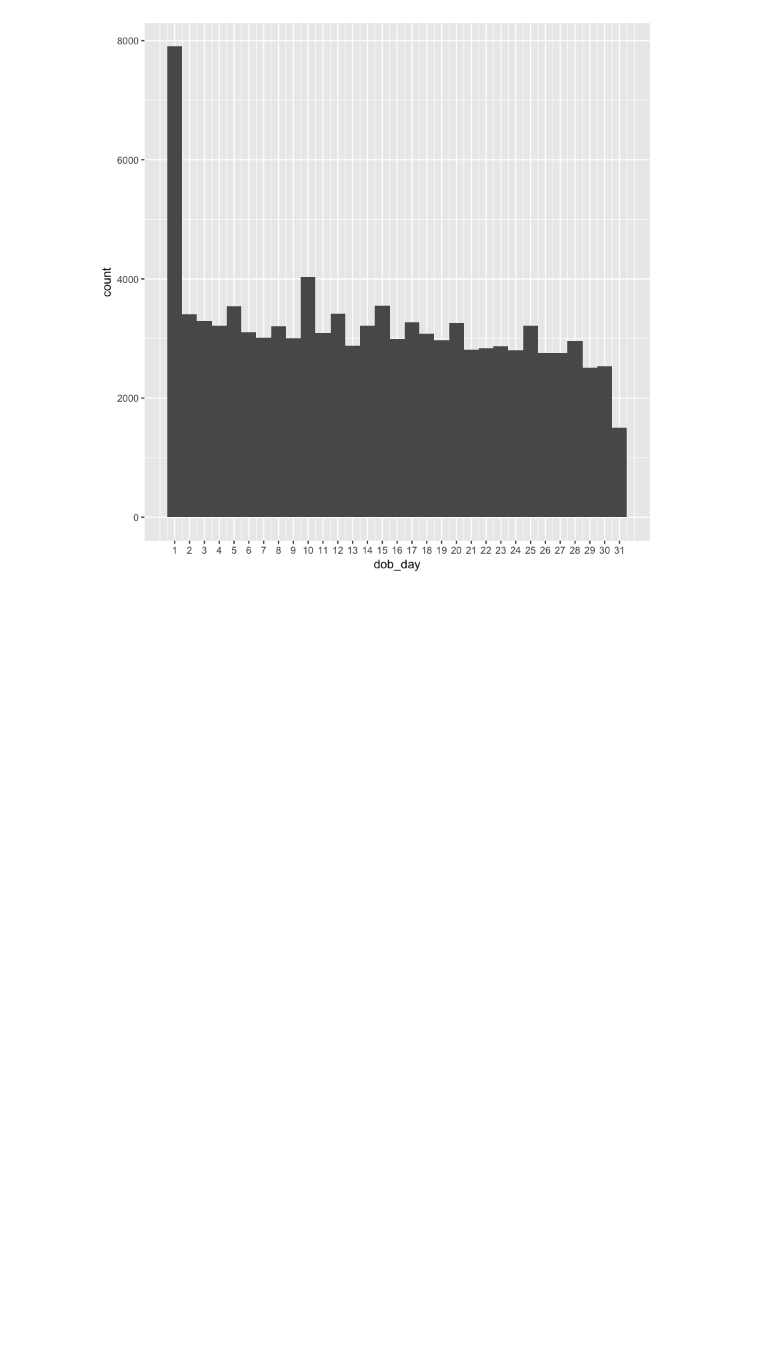
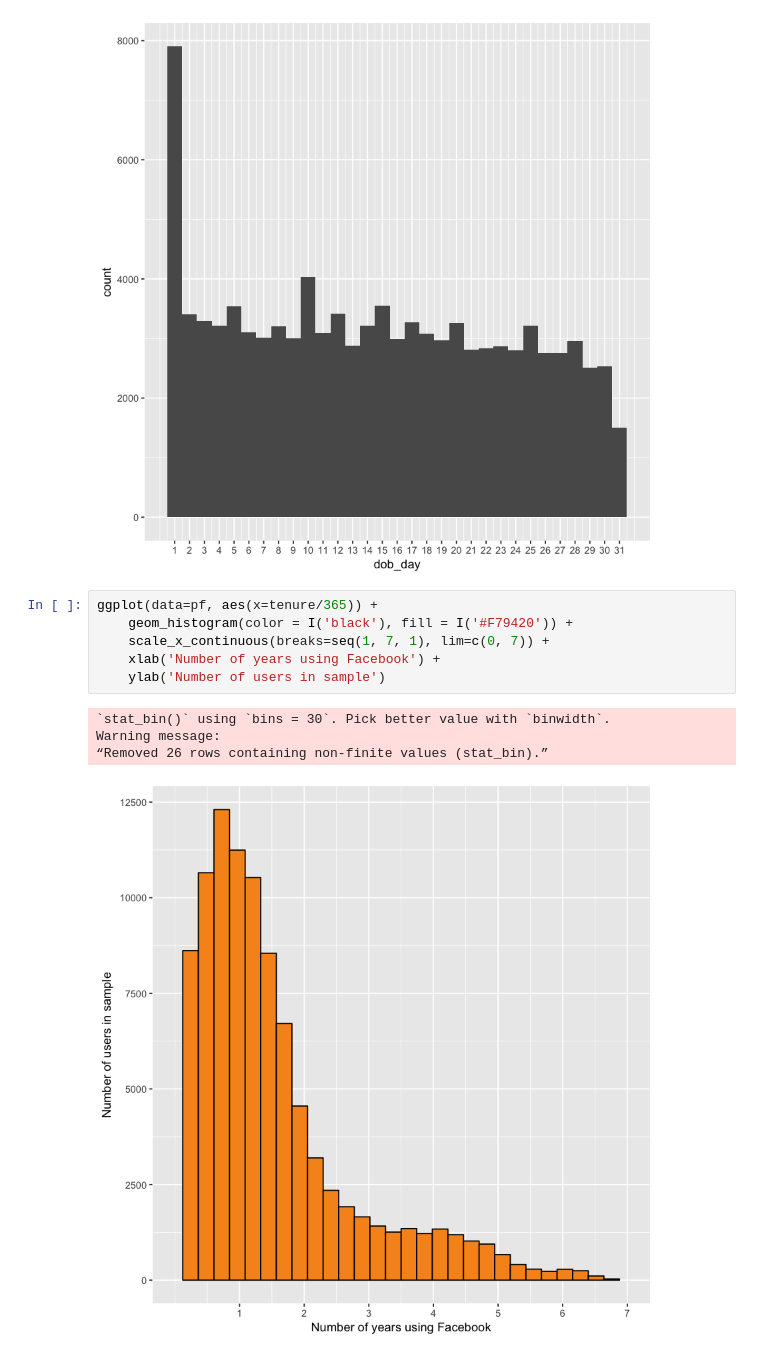
Before and after one commit to mukerong/Toolkit, a Jupyter notebook: R/R-Basics.ipynb, the cells around one changed output. Cells and saved outputs as stored; diff of their text form; blank space fills up the shorter version.

```diff
--- a/R/R-Basics.ipynb
+++ b/R/R-Basics.ipynb
@@ -646,3 +678,14 @@ ggplot(aes(x=dob_day), data=pf) +
     scale_x_continuous(breaks=1:31)
 # %% [output]
 [figure]
+# %%
+ggplot(data=pf, aes(x=tenure/365)) +
+    geom_histogram(color = I('black'), fill = I('#F79420')) +
+    scale_x_continuous(breaks=seq(1, 7, 1), lim=c(0, 7)) +
+    xlab('Number of years using Facebook') +
+    ylab('Number of users in sample')
+# %% [output]
+`stat_bin()` using `bins = 30`. Pick better value with `binwidth`.
+Warning message:
+“Removed 26 rows containing non-finite values (stat_bin).”
+[figure, added]
```
Also changed, not shown: parts of 11 cells of this notebook.
